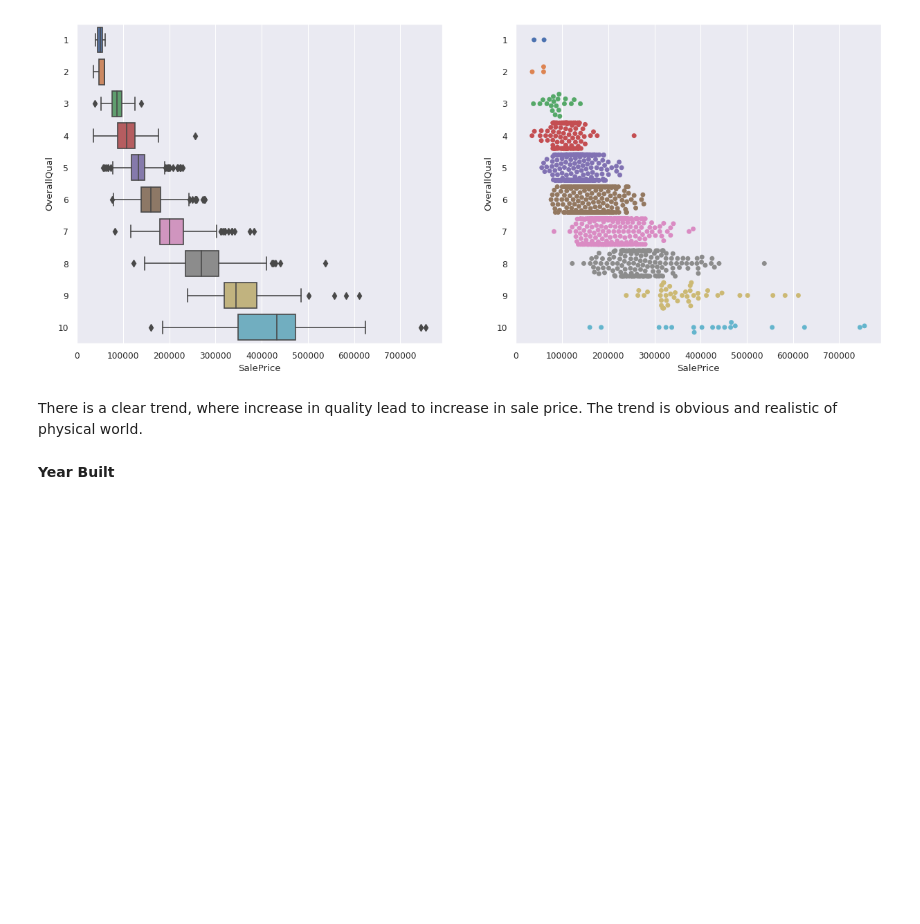
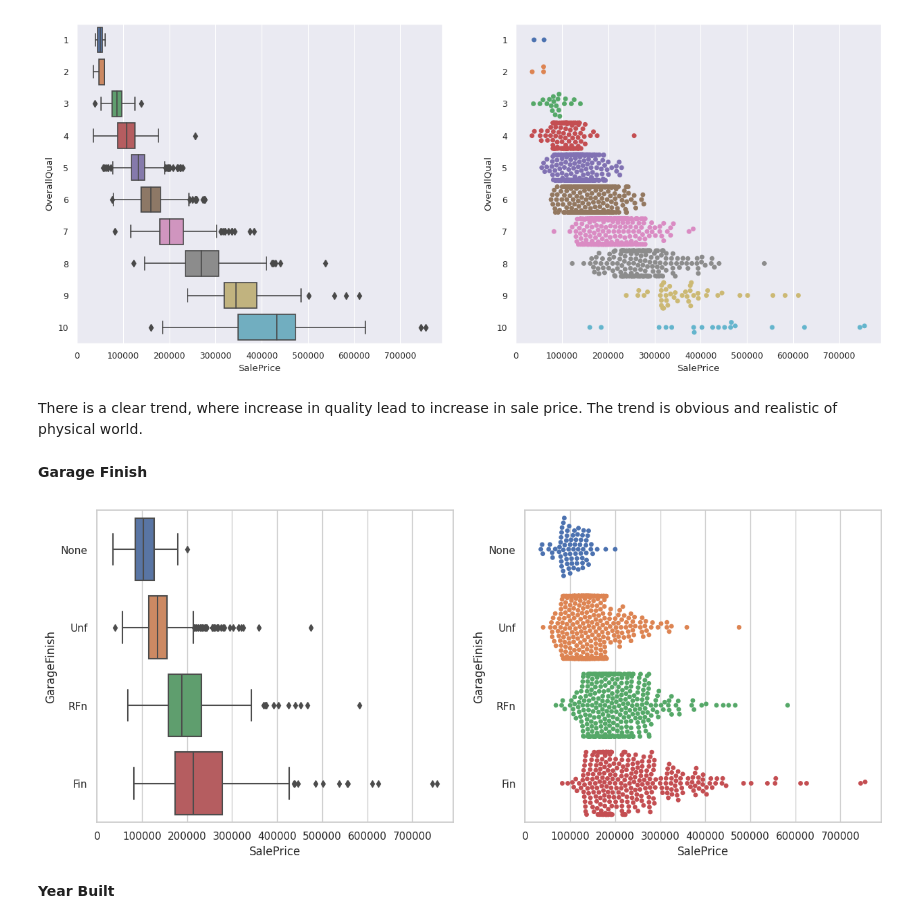
Before and after one commit to ysgurjar/pp5_project_heritage_housing, a Jupyter notebook: jupyter_notebooks/02.data_profiling.ipynb, the cells around one changed output. Drawn from its saved outputs; the diff is of its cells as text; code cells hidden in the pictures; blank space fills up the shorter version.

Commit message:
feat: include master summary for data profiling

```diff
--- a/jupyter_notebooks/02.data_profiling.ipynb
+++ b/jupyter_notebooks/02.data_profiling.ipynb
@@ -335,6 +389,18 @@ for col in var_list:
 [figure]
 # %% [markdown]
 There is a clear trend, where increase in quality lead to increase in sale price. The trend is obvious and realistic of physical world.
+# %% [markdown]
+**Garage Finish**
+# %%
+var_list = ['GarageFinish']#,'OverallQual'] #,'GarageFinish','KitchenQual','OverallQual','YearBuilt']
+for col in var_list:
+
+  fig, axes = plt.subplots(nrows=1, ncols=2, figsize=(15,6))
+  sns.boxplot(data=df, y=col, x='SalePrice', ax=axes[0],order =['None','Unf','RFn','Fin'])
+  sns.swarmplot(data=df, y=col, x='SalePrice', dodge=True, ax=axes[1],order =['None','Unf','RFn','Fin'])
+  plt.show()
+# %% [output]
+[figure, added]
 # %% [markdown]
 **Year Built**
 # %%
```
Also changed, not shown: parts of 16 cells of this notebook, 1 other file.
